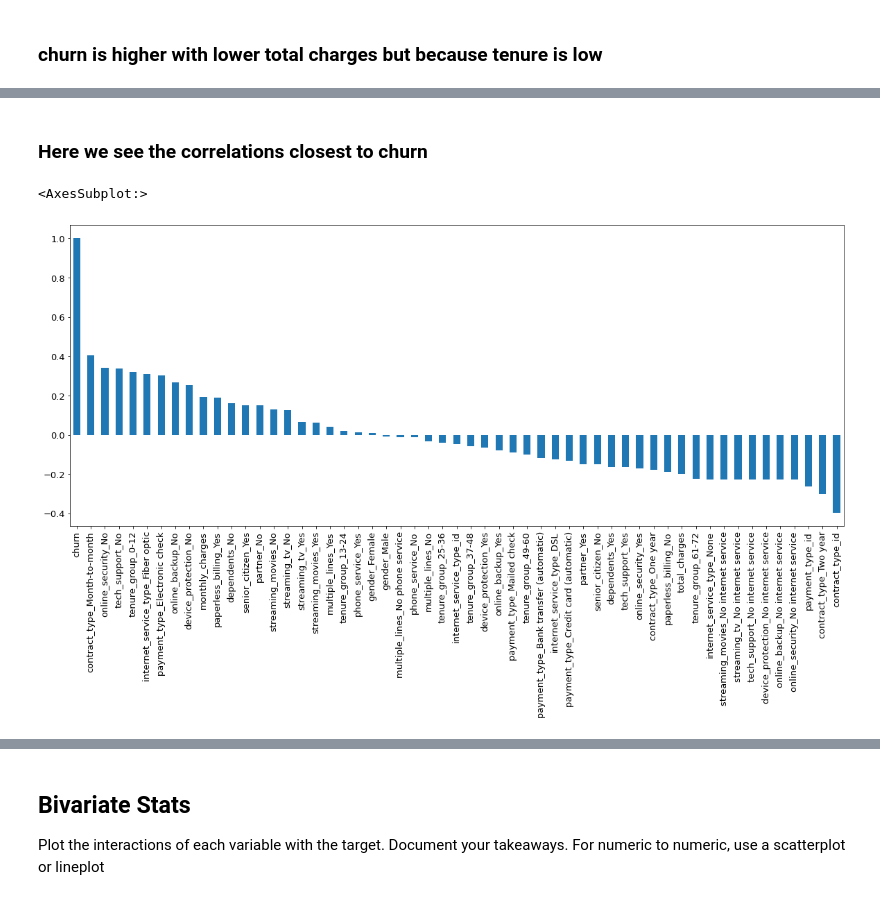
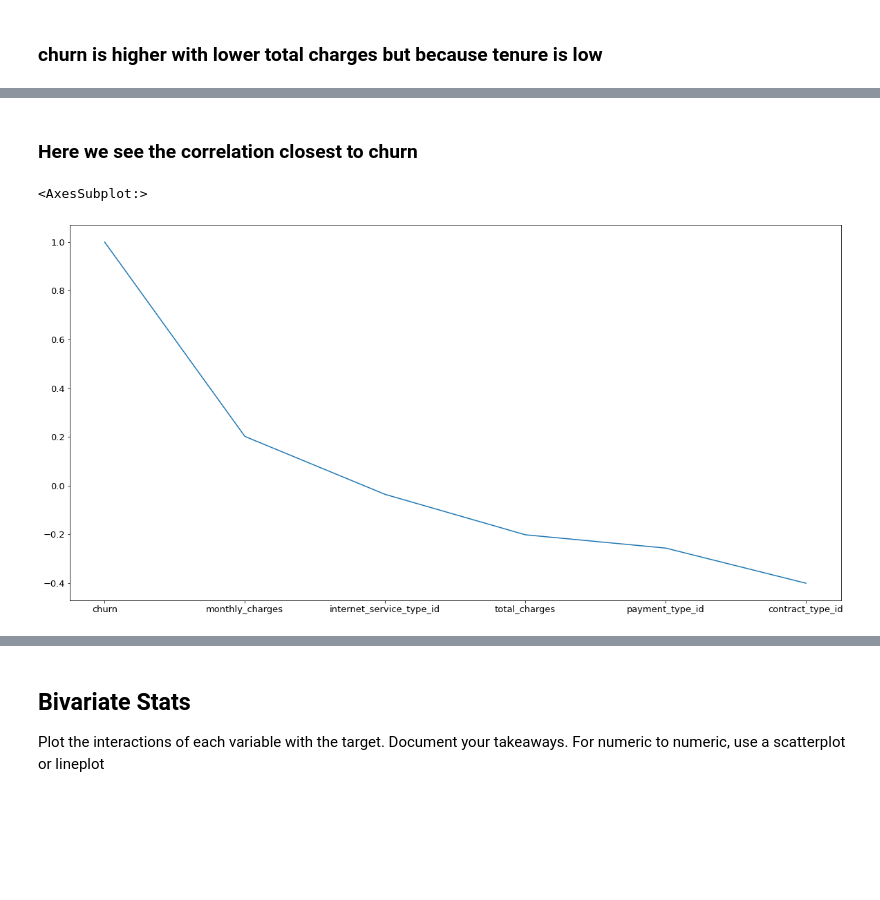
Before and after one commit to raycerna/telco-churn-analysis, a Jupyter notebook: telco_analysis.ipynb, the cells around one changed output, grey strips where cells are left out. Saved outputs shown, nothing was run; the diff lists cells and outputs as text; code cells hidden in the pictures; blank space fills up the shorter version.

```diff
--- a/telco_analysis.ipynb
+++ b/telco_analysis.ipynb
@@ -487,8 +530,8 @@ Text(0.5, 1.0, 'Total charges by churn')
 # %% [markdown]
-### Here we see the correlations closest to churn
+### Here we see the correlation closest to churn
 # %%
-plt.figure(figsize=(20,8))
-telco_data_dummies.corr()['churn'].sort_values(ascending = False).plot(kind='bar')
+plt.figure(figsize=(20,10))
+train.corr()['churn'].sort_values(ascending = False).plot(kind='line')
 # %% [output]
 <AxesSubplot:>
-[figure, old version]
+[figure, new version]
```
Also changed, not shown: parts of 64 cells of this notebook.
